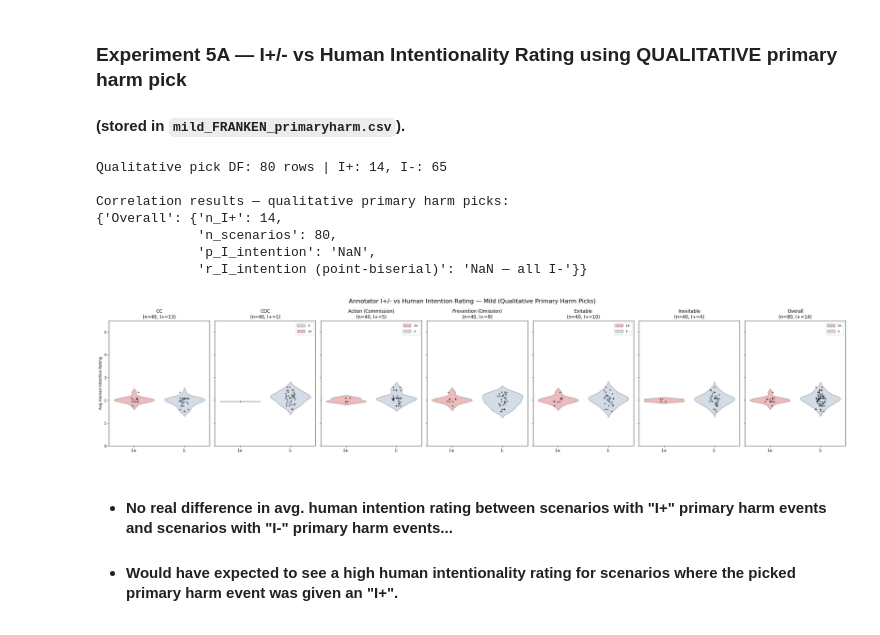
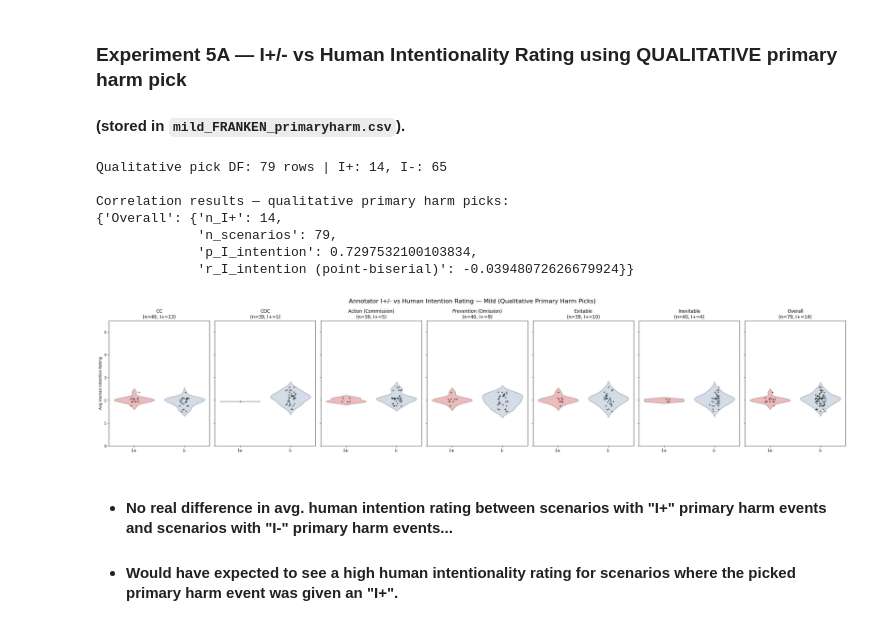
Before and after one commit to AIObjectives/graph_extract, a Jupyter notebook: analysis/franken/analyze_franken_may2026_o1o2.ipynb, the cells around one changed output. Drawn from its saved outputs; the diff is of its cells as text; code cells hidden in the pictures.

Commit message:
one of the scenarios (#50) got not C,I,Ks causing correlation calculation error -- removed it for now

```diff
--- a/analysis/franken/analyze_franken_may2026_o1o2.ipynb
+++ b/analysis/franken/analyze_franken_may2026_o1o2.ipynb
@@ -587,7 +587,7 @@ import ast
 
 # mild_FRANKEN_primary_harm_df.csv already has the picked event's I, utility, and
 # avg_intention_rating as scalar values — load directly, no withhuman_df lookup needed
-qualitative_scenario_df = pd.read_csv("mild_FRANKEN_primary_harm_df.csv")
+qualitative_scenario_df = pd.read_csv("mild_FRANKEN_primary_harm_df.csv").dropna()
 qualitative_scenario_df["I_binary"] = qualitative_scenario_df["I"].map({"+": 1, "-": 0})
 qualitative_scenario_df["I_label"]  = qualitative_scenario_df["I"].map({"+": "I+", "-": "I-"})
 qualitative_scenario_df["utility_score"] = qualitative_scenario_df["utility"].apply(
@@ -614,21 +614,16 @@ for group_name, group_df in {"Overall": qualitative_scenario_df}.items():
     group_df = group_df.dropna(subset=["avg_intention_rating"])
 
     # Point-biserial: binary I label vs human intention rating
-    if group_df["I_binary"].nunique() < 2:
-        r_pb, p_pb = float("nan"), float("nan")
-    else:
-        r_pb, p_pb = pointbiserialr(group_df["I_binary"], group_df["avg_intention_rating"])
-
-    # Pearson: continuous utility score vs human intention rating
-    util_df = group_df.dropna(subset=["utility_score"])
-    if len(util_df) < 3:
-        r_pe, p_pe = float("nan"), float("nan")
-    else:
-        r_pe, p_pe = pearsonr(util_df["utility_score"], util_df["avg_intention_rating"])
+    # if group_df["I_binary"].nunique() < 2:
+    #     r_pb, p_pb = float("nan"), float("nan")
+    # else:
+    r_pb, p_pb = pointbiserialr(group_df["I_binary"], group_df["avg_intention_rating"])
 
     correlation_results_qualitative[group_name] = {
-        "r_I_intention (point-biserial)": round(float(r_pb), 4) if not np.isnan(r_pb) else "NaN — all I-",
-        "p_I_intention": float(p_pb) if not np.isnan(p_pb) else "NaN",
+        "r_I_intention (point-biserial)": float(r_pb),
+        "p_I_intention": float(p_pb),
+        # "r_I_intention (point-biserial)": round(float(r_pb), 4) if not np.isnan(r_pb) else "NaN — all I-",
+        # "p_I_intention": float(p_pb) if not np.isnan(p_pb) else "NaN",
         # "r_utility_intention (Pearson)": round(float(r_pe), 4) if not np.isnan(r_pe) else "NaN",
         # "p_utility_intention": float(p_pe) if not np.isnan(p_pe) else "NaN",
         "n_scenarios": len(group_df),
@@ -644,38 +639,38 @@ palette = {"I+": "lightcoral", "I-": "lightsteelblue"}
 
 for ax, (group_name, group_df) in zip(axs, groups.items()):
     group_df = group_df.dropna(subset=["avg_intention_rating"]).copy()
     n_iplus = int(group_df["I_binary"].sum())
 
     if group_df["I_binary"].nunique() < 2:
         r_pb, p_pb = float("nan"), float("nan")
         r_str, p_str = "nan", "nan"
     else:
         r_pb, p_pb = pointbiserialr(group_df["I_binary"], group_df["avg_intention_rating"])
         r_str, p_str = f"{r_pb:.2f}", f"{p_pb:.3f}"
 
     sns.violinplot(data=group_df, x="I_label", y="avg_intention_rating",
                    palette=palette, hue="I_label", order=["I+", "I-"], inner=None, ax=ax, alpha=0.6)
     sns.stripplot(data=group_df, x="I_label", y="avg_intention_rating",
                   order=["I+", "I-"], color="black", size=4, jitter=True, ax=ax, alpha=0.5)
 
     ax.set_title(f"{group_name}\n(n={len(group_df)}, I+={n_iplus})", fontsize=12)
     ax.set_xlabel("")
     ax.set_ylabel("Avg Human Intention Rating" if ax is axs[0] else "")
     ax.set_ylim(0, 5.5)
     ax.tick_params(axis='x', labelsize=13)
 
 plt.suptitle("Annotator I+/- vs Human Intention Rating — Mild (Qualitative Primary Harm Picks)", fontsize=16)
 plt.tight_layout()
 plt.show()
 # %% [output]
-Qualitative pick DF: 80 rows | I+: 14, I-: 65
+Qualitative pick DF: 79 rows | I+: 14, I-: 65
 
 Correlation results — qualitative primary harm picks:
 {'Overall': {'n_I+': 14,
-             'n_scenarios': 80,
-             'p_I_intention': 'NaN',
-             'r_I_intention (point-biserial)': 'NaN — all I-'}}
+             'n_scenarios': 79,
+             'p_I_intention': 0.7297532100103834,
+             'r_I_intention (point-biserial)': -0.03948072626679924}}
-[figure, old version]
+[figure, new version]
 # %% [markdown]
 - #### No real difference in avg. human intention rating between scenarios with "I+" primary harm events and scenarios with "I-" primary harm events...
 
```
